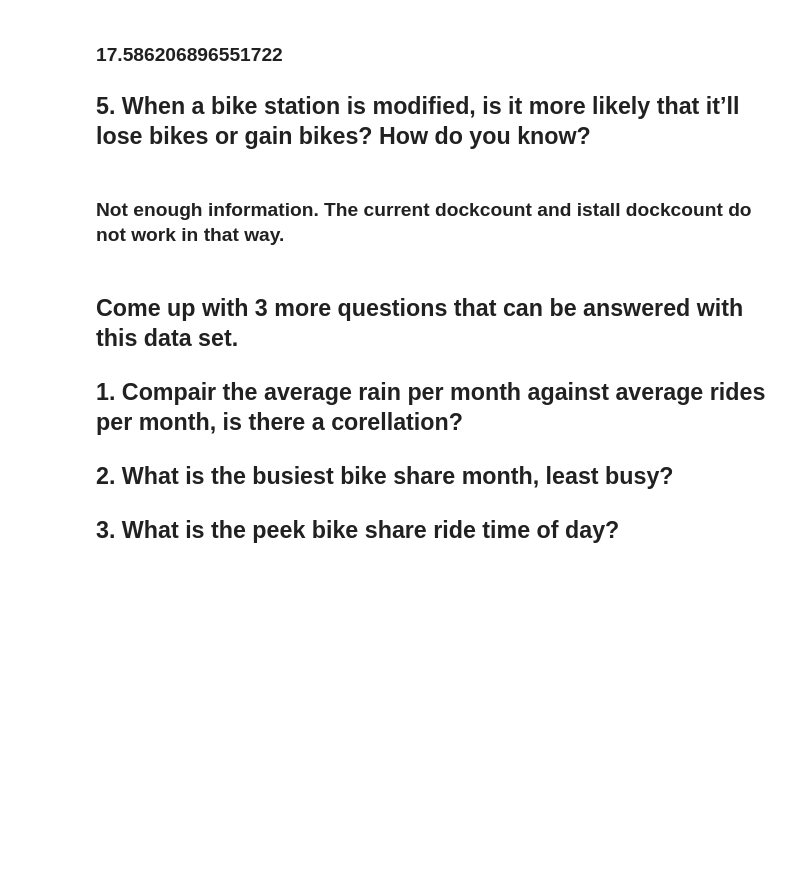
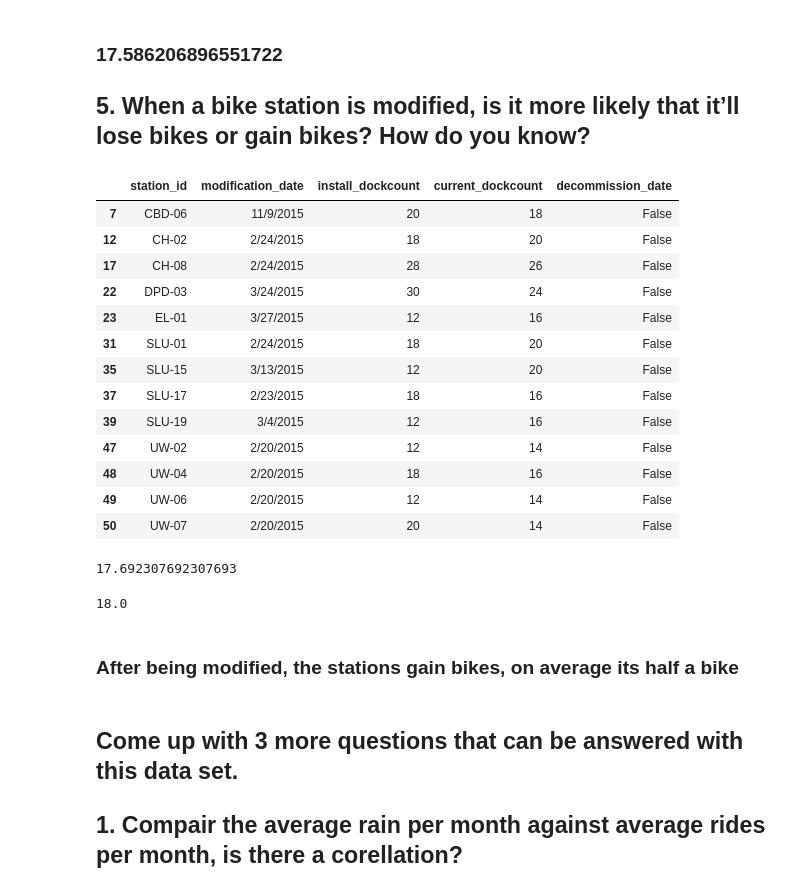
Before and after one commit to devturner/data_analysis, a Jupyter notebook: bike_data.ipynb, the cells around one changed output. Drawn from its saved outputs; the diff is of its cells as text; code cells hidden in the pictures; blank space fills up the shorter version.

```diff
--- a/bike_data.ipynb
+++ b/bike_data.ipynb
@@ -88,5 +91,3 @@ st['install_dockcount'].mean()
 ### 17.586206896551722
 
 ## 5. When a bike station is modified, is it more likely that it’ll lose bikes or gain bikes? How do you know?
-# %% [markdown]
-### Not enough information.  The current dockcount and istall dockcount do not work in that way.
@@ -92,0 +96,2 @@ st['install_dockcount'].mean()
+# %%
+modified = st[['station_id', 'modification_date', 'install_dockcount', 'current_dockcount', 'decommission_date']]
@@ -92,0 +104,22 @@ st['install_dockcount'].mean()
+# %%
+modified = modified.dropna(subset=['modification_date'])
+# modified = modified[np.isfinite(modified['decommission_date'])]
+# modified = modified.dropna([modified['current_dockcount'] == 0])
+modified['decommission_date'] = st['decommission_date'].notnull()
+modified = modified[modified.decommission_date != True]
+modified.head(13)
+# %% [output]
+|  | station_id | modification_date | install_dockcount | current_dockcount | decommission_date |
+| 7 | CBD-06 | 11/9/2015 | 20 | 18 | False |
+| 12 | CH-02 | 2/24/2015 | 18 | 20 | False |
+| 17 | CH-08 | 2/24/2015 | 28 | 26 | False |
+| 22 | DPD-03 | 3/24/2015 | 30 | 24 | False |
+| 23 | EL-01 | 3/27/2015 | 12 | 16 | False |
+| 31 | SLU-01 | 2/24/2015 | 18 | 20 | False |
+| 35 | SLU-15 | 3/13/2015 | 12 | 20 | False |
+| 37 | SLU-17 | 2/23/2015 | 18 | 16 | False |
+| 39 | SLU-19 | 3/4/2015 | 12 | 16 | False |
+| 47 | UW-02 | 2/20/2015 | 12 | 14 | False |
+| 48 | UW-04 | 2/20/2015 | 18 | 16 | False |
+| 49 | UW-06 | 2/20/2015 | 12 | 14 | False |
+| 50 | UW-07 | 2/20/2015 | 20 | 14 | False |
@@ -93,10 +128,20 @@ st['install_dockcount'].mean()
+# %%
+# modified = modified[np.isfinite(modified['decommission_date'])]
+# modified[modified.decommission_date != True]
+# modified
+install_mean = modified.install_dockcount.mean()
+
+install_mean
+# %% [output]
+17.692307692307693
+# %%
+current_mean = modified.current_dockcount.mean()
+current_mean
+# %% [output]
+18.0
+# %% [markdown]
+### After being modified, the stations gain bikes, on average its  half a bike
 # %% [markdown]
 ## Come up with 3 more questions that can be answered with this data set.
 
 ## 1. Compair the average rain per month against average rides per month, is there a corellation?
-
-
-## 2. What is the busiest bike share month, least busy?
-
-
-## 3. What is the peek bike share ride time of day?
```
Also changed, not shown: parts of 18 cells of this notebook, 2 other files.
